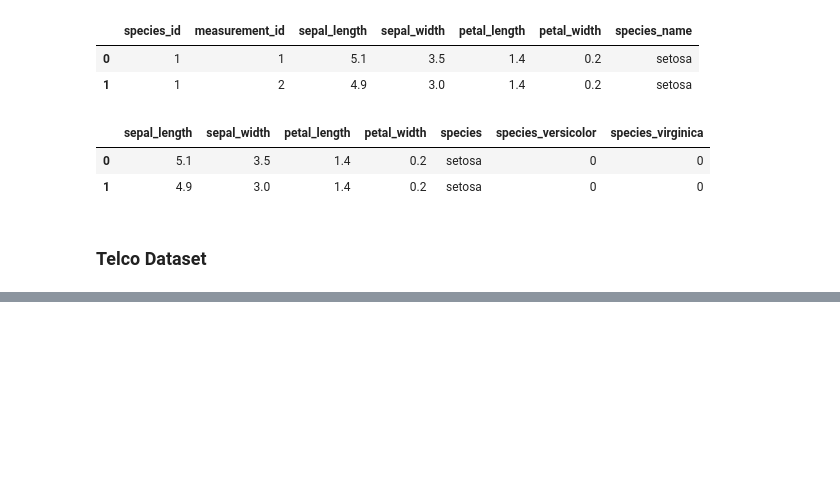
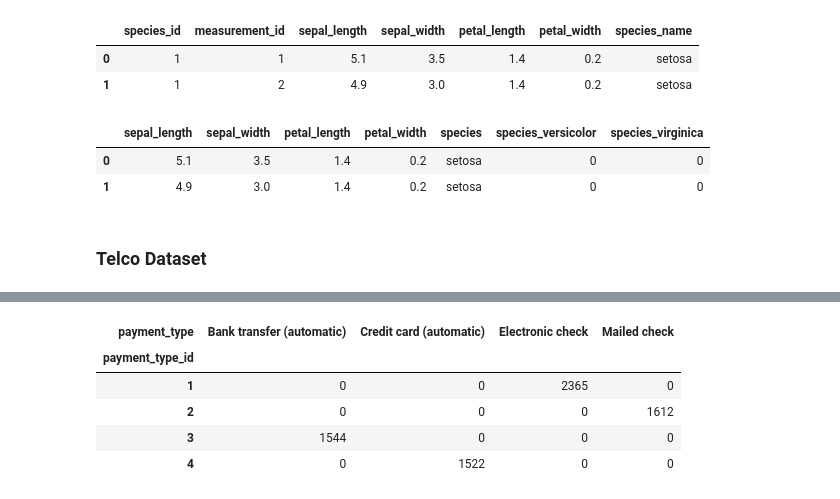
Before and after one commit to Cayt-Schlichting/classification-exercises, a Jupyter notebook: classification_exercises.ipynb, the cells around one changed output, grey strips where cells are left out. Saved outputs shown, nothing was run; the diff lists cells and outputs as text; code cells hidden in the pictures; blank space fills up the shorter version.

```diff
--- a/classification_exercises.ipynb
+++ b/classification_exercises.ipynb
@@ -529,0 +570,9 @@ idf.head(2)
+# %%
+pd.crosstab(df.payment_type_id,df.payment_type) #can drop type ID
+# %% [output]
+| payment_type | Bank transfer (automatic) | Credit card (automatic) | Electronic check | Mailed check |
+| payment_type_id |  |  |  |  |
+| 1 | 0 | 0 | 2365 | 0 |
+| 2 | 0 | 0 | 0 | 1612 |
+| 3 | 1544 | 0 | 0 | 0 |
+| 4 | 0 | 1522 | 0 | 0 |
```
Also changed, not shown: parts of 42 cells of this notebook.
